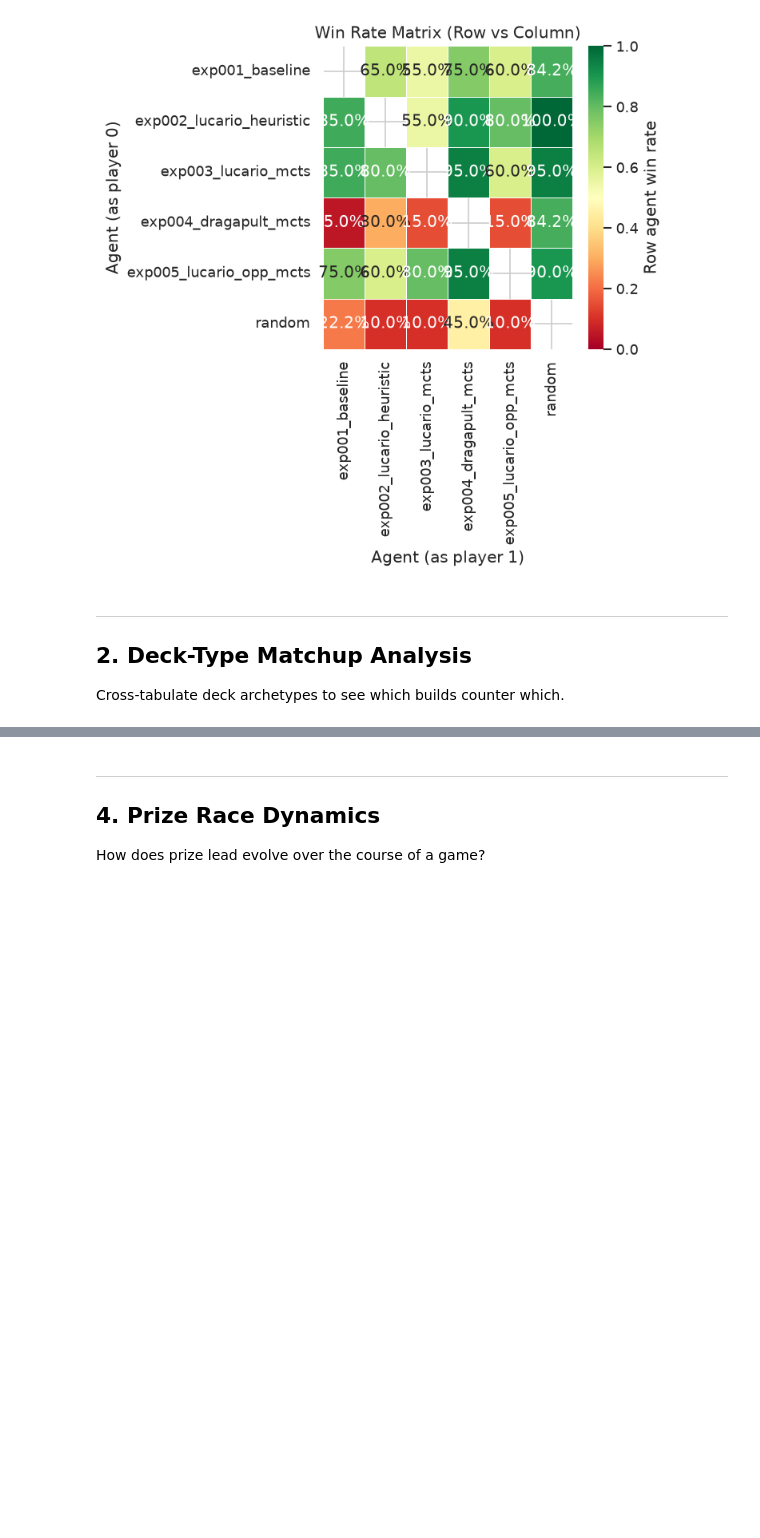
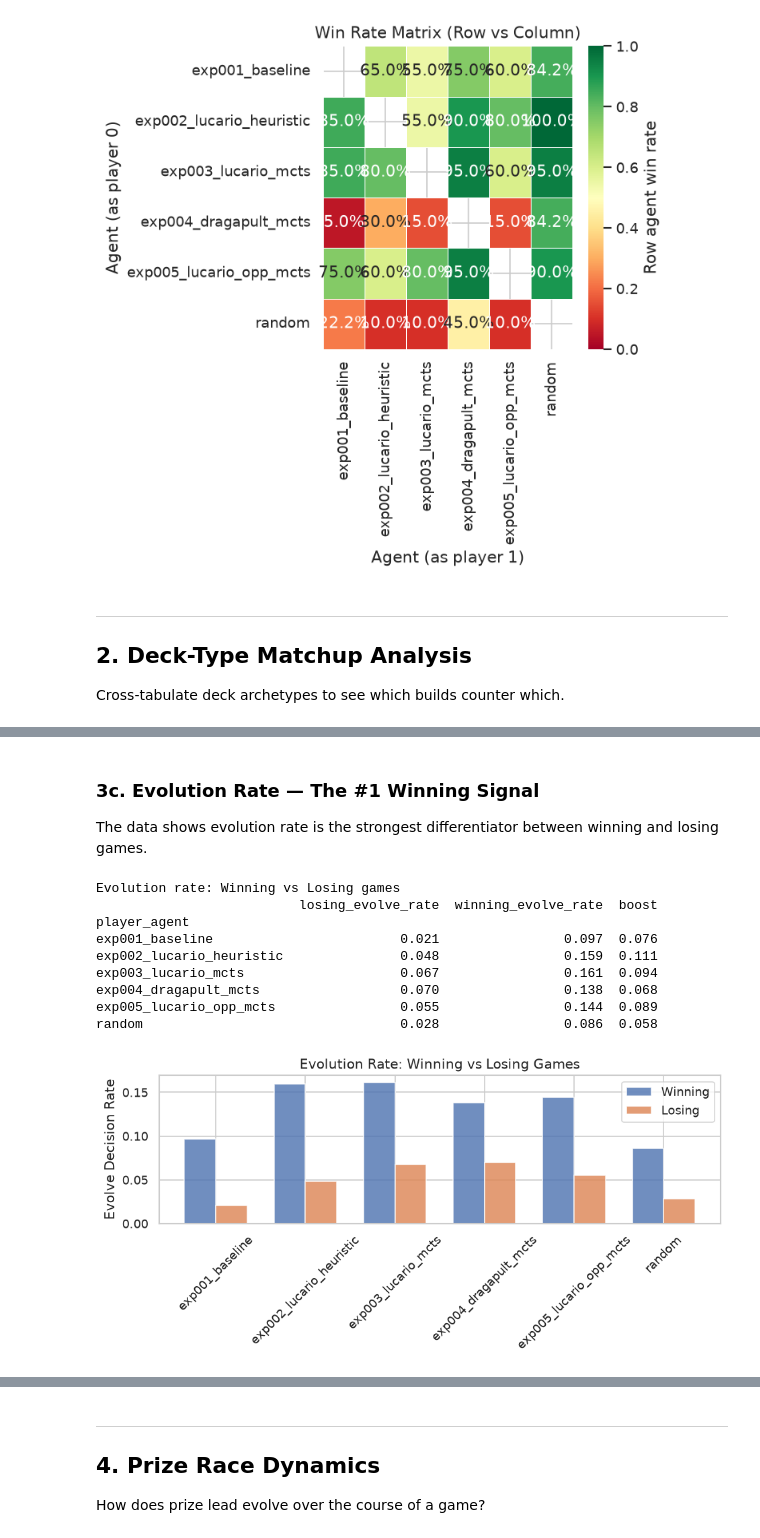
Before and after one commit to RickArko/kcom-pokemon, a Jupyter notebook: notebooks/match_analysis.ipynb, the cells around one changed output, grey strips where cells are left out. Cells and saved outputs as stored; diff of their text form; code cells hidden in the pictures; blank space fills up the shorter version.

```diff
--- a/notebooks/match_analysis.ipynb
+++ b/notebooks/match_analysis.ipynb
@@ -209,0 +224,36 @@ if frames is not None and results is not None:
+# %% [markdown]
+### 3c. Evolution Rate — The #1 Winning Signal
+
+The data shows evolution rate is the strongest differentiator between winning and losing games.
+# %%
+if 'main' in dir():
+    evo_rate = main.groupby(["player_agent", "agent_won"]).apply(
+        lambda x: (x["act"] == "Evolve").mean()
+    ).reset_index(name="evolve_rate")
+    evo_pivot = evo_rate.pivot(index="player_agent", columns="agent_won", values="evolve_rate")
+    evo_pivot.columns = ["losing_evolve_rate", "winning_evolve_rate"]
+    evo_pivot["boost"] = evo_pivot["winning_evolve_rate"] - evo_pivot["losing_evolve_rate"]
+    print("Evolution rate: Winning vs Losing games")
+    print(evo_pivot.round(3).to_string())
+
+    plt.figure(figsize=(8, 4))
+    x = range(len(evo_pivot))
+    plt.bar(x, evo_pivot["winning_evolve_rate"], 0.35, label="Winning", alpha=0.8)
+    plt.bar([i + 0.35 for i in x], evo_pivot["losing_evolve_rate"], 0.35, label="Losing", alpha=0.8)
+    plt.xticks([i + 0.175 for i in x], evo_pivot.index, rotation=45)
+    plt.ylabel("Evolve Decision Rate")
+    plt.title("Evolution Rate: Winning vs Losing Games")
+    plt.legend()
+    plt.tight_layout()
+    plt.show()
+# %% [output]
+Evolution rate: Winning vs Losing games
+                          losing_evolve_rate  winning_evolve_rate  boost
+player_agent
+exp001_baseline                        0.021                0.097  0.076
+exp002_lucario_heuristic               0.048                0.159  0.111
+exp003_lucario_mcts                    0.067                0.161  0.094
+exp004_dragapult_mcts                  0.070                0.138  0.068
+exp005_lucario_opp_mcts                0.055                0.144  0.089
+random                                 0.028                0.086  0.058
+[figure, added]
```
Also changed, not shown: parts of 42 cells of this notebook, 1 other file.
